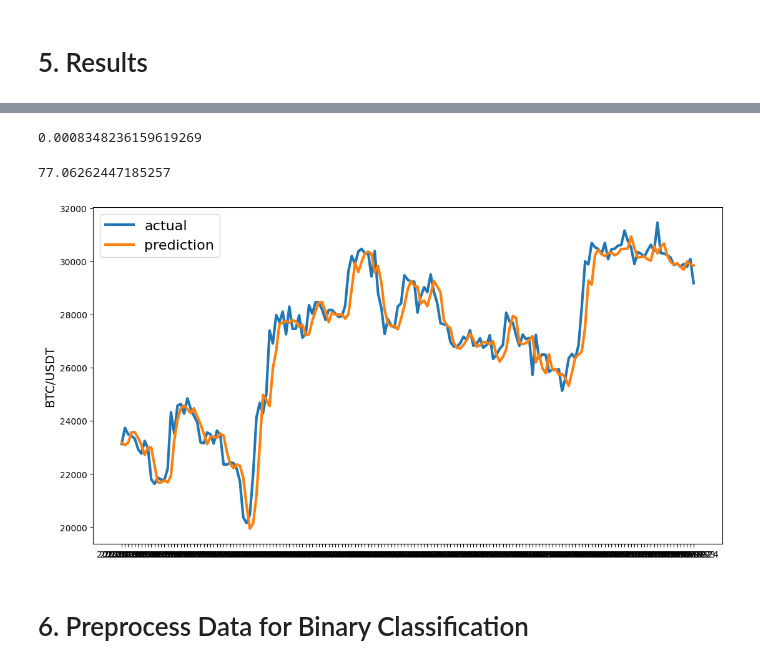
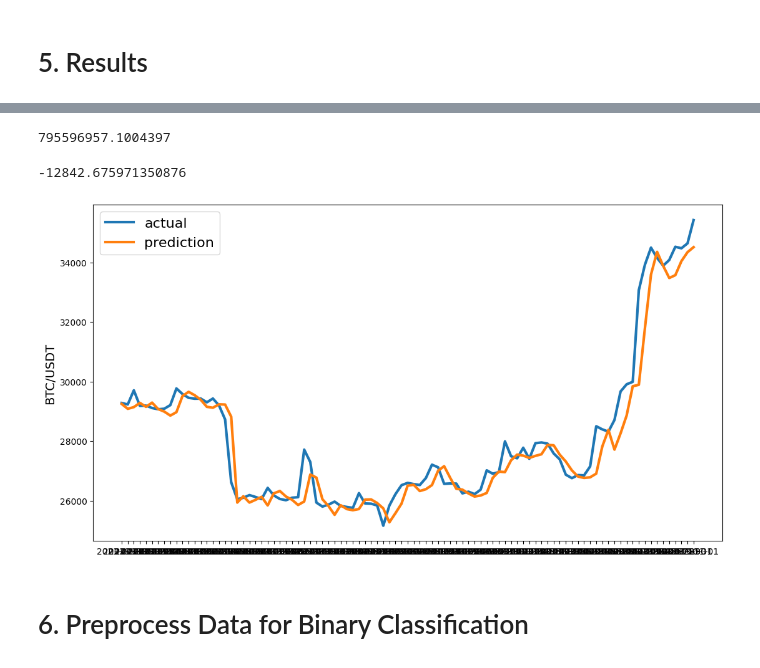
Before and after one commit to oscarlee8787/price_prediction, a Jupyter notebook: notebooks/CryptoPredictionBTC.ipynb, the cells around one changed output, grey strips where cells are left out. Drawn from its saved outputs; the diff is of its cells as text; code cells hidden in the pictures.

Commit message:
implemented validation set, added new loss plot

```diff
--- a/notebooks/CryptoPredictionBTC.ipynb
+++ b/notebooks/CryptoPredictionBTC.ipynb
@@ -259,3 +262,32 @@ def prepare_data(continuous, aim, window_len=10, zero_base=True, test_size=0.2):
 
     # Return the prepared data
     return train_data, test_data, X_train, X_test, y_train, y_test
+# %%
+# Function to prepare data for time series analysis
+def prepare_validation_data(continuous, aim, window_len=10):#, zero_base=True):
+    """
+    Prepare data for time series analysis.
+    Parameters:
+    - continuous (pandas.Series): The continuous variable for time series analysis.
+    - aim (str): The target variable to predict.
+    - window_len (int, optional): The length of each window (default is 10).
+    - zero_base (bool, optional): Whether to normalize each window to a zero-base scale (default is True).
+    - test_size (float, optional): The proportion of data to be used as the test set (default is 0.2).
+    Returns:
+    - tuple: A tuple containing train_data, test_data, X_train, X_test, y_train, y_test.
+    """
+    # Extract windowed data for validation set
+    X_val = extract_window_data(val_data, window_len, zero_base)
+
+    # Extract target variable for validation set
+    y_val = val_data[aim][window_len:].values
+
+    # Normalize the target variable to a zero-base scale if specified
+    # if zero_base:
+    #     y_train = y_train / train_data[aim][:-window_len].values - 1
+    #     y_test = y_test / test_data[aim][:-window_len].values - 1
+
+    # Return the prepared data
+    return val_data, X_val, y_val
+# %%
+val_data, X_val, y_val = prepare_validation_data(val_data, aim=aim, window_len=window_len)
@@ -264,7 +362,7 @@ def prepare_data(continuous, aim, window_len=10, zero_base=True, test_size=0.2):
 # %%
 # Function to build an LSTM (Long Short-Term Memory) model# Function to build an LSTM (Long Short-Term Memory) model
 def build_lstm_model(input_data, output_size, neurons, activ_func='linear',
-                     dropout=0.2, loss='mse', optimizer='adam'):
+                     dropout=0.2, loss='mse', optimizer='adam', metrics='mae'):
     """
     Build an LSTM (Long Short-Term Memory) model.
     Parameters:
@@ -294,7 +392,7 @@ def build_lstm_model(input_data, output_size, neurons, activ_func='linear',
     model.add(Activation(activ_func))
 
     # Compile the model with the specified loss function and optimizer
-    model.compile(loss=loss, optimizer=optimizer)
+    model.compile(loss=loss, optimizer=optimizer, metrics=metrics)
 
     # Return the constructed LSTM model
     return model
@@ -416,12 +553,12 @@ plt.show()
 # %%
-# Extract the target values from the test dataset
-targets = test_data[aim][window_len:]
+# Extract the target values from the validation dataset
+targets = val_data[aim][window_len:]
 
-# Make predictions using the trained LSTM model on the test data
-preds = model.predict(X_test).squeeze()
+# Make predictions using the trained LSTM model on the validation data
+preds = model.predict(X_val).squeeze()
 
 # Calculate the Mean Absolute Error (MAE) between predictions and actual targets
-mae = mean_absolute_error(preds, y_test)
+mae = mean_absolute_error(preds, y_val)
 
 # Display the actual target values
 targets.round()
@@ -443,30 +580,30 @@ Name: Close, Length: 175, dtype: float64
 # %%
 # Calculate the Mean Squared Error (MSE) between predictions and actual targets
-SCORE_MSE = mean_squared_error(preds, y_test)
+SCORE_MSE = mean_squared_error(preds, y_val)
 
 # Display the calculated MSE score
 SCORE_MSE
 # %% [output]
-0.0008348236159619269
+795596957.1004397
 # %%
 # Calculate the R-squared (R2) score between actual targets and predicted values
-r2_score = r2_score(y_test, preds)
+r2_score = r2_score(y_val, preds)
 
 # Multiply the R2 score by 100 for percentage representation
 r2_score * 100
 # %% [output]
-77.06262447185257
+-12842.675971350876
 # %%
 # Generate final predictions by reversing the normalization process
-preds = test_data[aim].values[:-window_len] * (preds + 1)
+preds = val_data[aim].values[:-window_len] * (preds + 1)
 
 # Create a pandas Series with index and data for predictions
 preds = pd.Series(index=targets.index, data=preds)
 
 # Plotting the actual and predicted values
 line_plot(targets, preds, 'actual', 'prediction', lw=3)
 # %% [output]
-[figure, old version]
+[figure, new version]
 # %% [markdown]
 # 6. Preprocess Data for Binary Classification
 # %%
```
Also changed, not shown: parts of 20 cells of this notebook.
